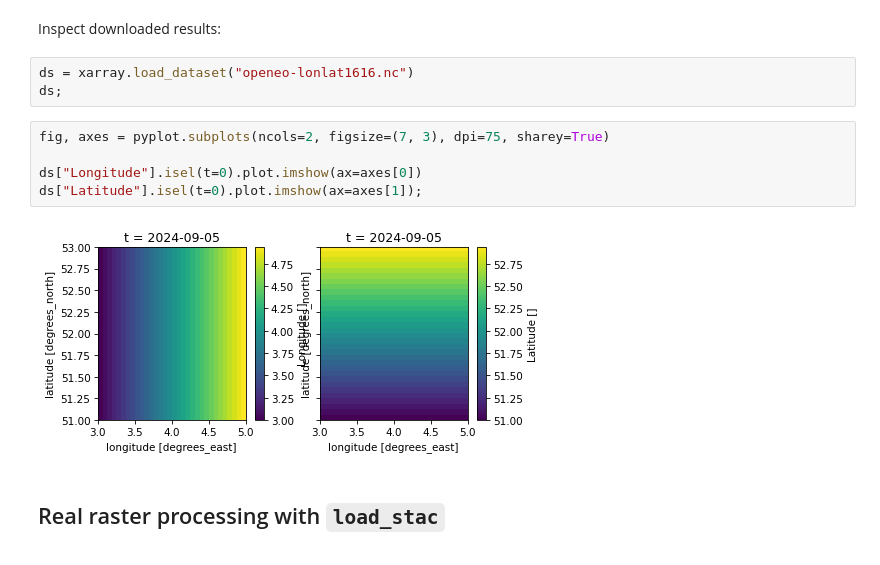
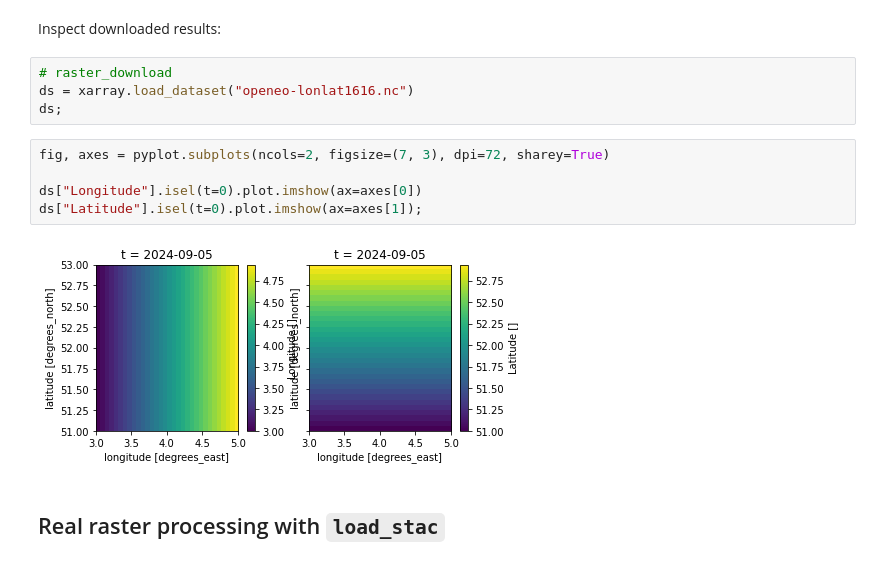
Before and after one commit to EOEPCA/deployment-guide, a Jupyter notebook: notebooks/examples/openeo.ipynb, the cells around one changed output. Cells and saved outputs as stored; diff of their text form.

```diff
--- a/notebooks/examples/openeo.ipynb
+++ b/notebooks/examples/openeo.ipynb
@@ -89,15 +175,16 @@ Wall time: 1.09 s
 # %% [markdown]
 Inspect downloaded results:
 # %%
+# raster_download
 ds = xarray.load_dataset("openeo-lonlat1616.nc")
 ds;
 # %%
-fig, axes = pyplot.subplots(ncols=2, figsize=(7, 3), dpi=75, sharey=True)
+fig, axes = pyplot.subplots(ncols=2, figsize=(7, 3), dpi=72, sharey=True)
 
 ds["Longitude"].isel(t=0).plot.imshow(ax=axes[0])
 ds["Latitude"].isel(t=0).plot.imshow(ax=axes[1]);
 # %% [output]
-[figure, old version]
+[figure, new version]
 # %% [markdown]
 ## Real raster processing with `load_stac`
 # %% [markdown]
```
Also changed, not shown: parts of 18 cells of this notebook, 5 other files.
